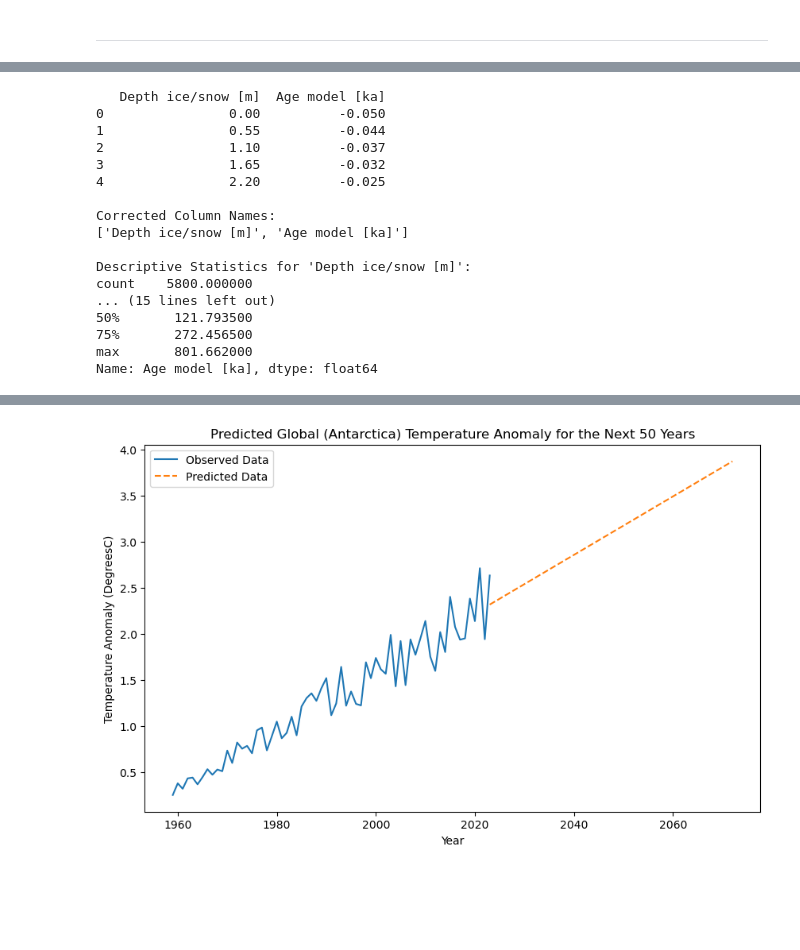
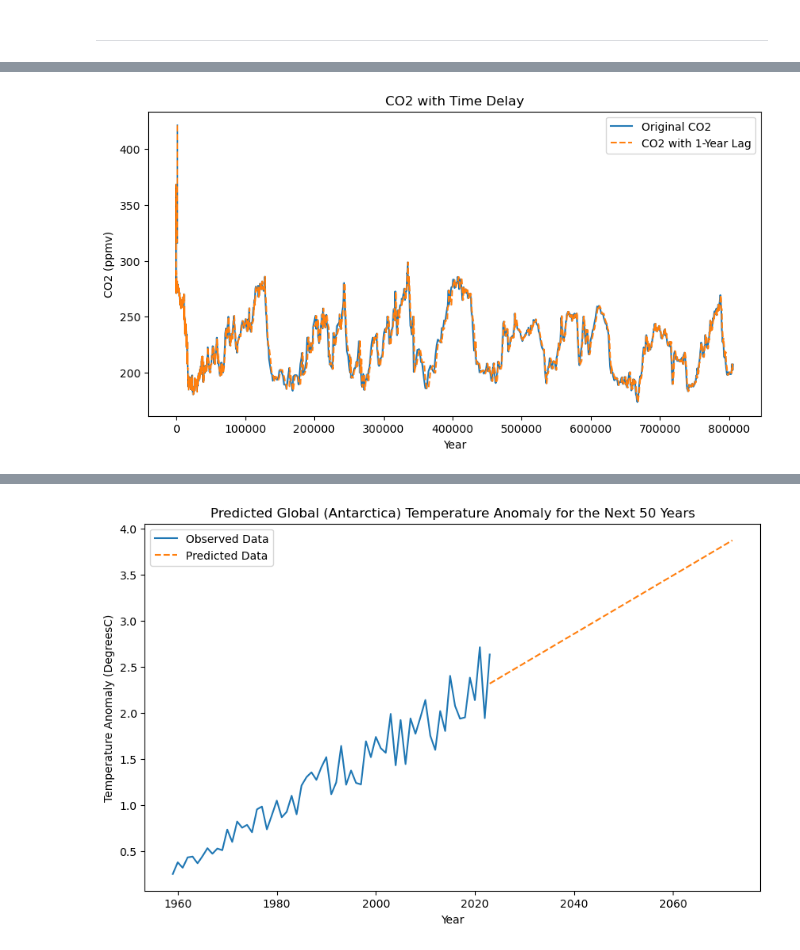
Before and after one commit to Gerbs2193/Programming-for-Data-Analysis-Project, a Jupyter notebook: project.ipynb, the cells around one changed output, grey strips where cells are left out. Cells and saved outputs as stored; diff of their text form; code cells hidden in the pictures; blank space fills up the shorter version.

```diff
--- a/project.ipynb
+++ b/project.ipynb
@@ -752,46 +739,23 @@ Name: Year, dtype: float64
-# %%
-import pandas as pd
-
-
-ice_depth_df = pd.read_csv('icedepth.csv')
-print(ice_depth_df.head())
-
-# atrocious white space removing causing me an aneurism
-corrected_columns = [col.strip() for col in ice_depth_df.columns]
-
-
-print("\nCorrected Column Names:")
-print(corrected_columns)
-
-# only necessary columns
-depth_column_name = 'Depth ice/snow [m]'
-age_column_name = 'Age model [ka]'
-
-
-print(f"\nDescriptive Statistics for '{depth_column_name}':")
-print(ice_depth_df[depth_column_name].describe())
-
-
-print(f"\nDescriptive Statistics for '{age_column_name}':")
-print(ice_depth_df[age_column_name].describe())
-# %% [output]
-   Depth ice/snow [m]  Age model [ka]
-0                0.00          -0.050
-1                0.55          -0.044
-2                1.10          -0.037
-3                1.65          -0.032
-4                2.20          -0.025
-
-Corrected Column Names:
-['Depth ice/snow [m]', 'Age model [ka]']
-
-Descriptive Statistics for 'Depth ice/snow [m]':
-count    5800.000000
-... (15 lines left out)
-50%       121.793500
-75%       272.456500
-max       801.662000
-Name: Age model [ka], dtype: float64
+# %%
+import pandas as pd
+import matplotlib.pyplot as plt
+
+file_path_co2 = 'fusedco2.CSV'
+df_co2 = pd.read_csv(file_path_co2)
+co2_column_co2 = 'Mean'
+
+df_co2['CO2_with_delay'] = df_co2[co2_column_co2].shift(1)
+
+plt.figure(figsize=(10, 5))
+plt.plot(df_co2['YearBP'], df_co2[co2_column_co2], label='Original CO2')
+plt.plot(df_co2['YearBP'], df_co2['CO2_with_delay'], label='CO2 with 1-Year Lag', linestyle='--')
+plt.title('CO2 with Time Delay')
+plt.xlabel('Year')
+plt.ylabel('CO2 (ppmv)')
+plt.legend()
+plt.show()
+# %% [output]
+[figure, added]
 # %%
 import pandas as pd
 import matplotlib.pyplot as plt
```
Also changed, not shown: parts of 12 cells of this notebook.
